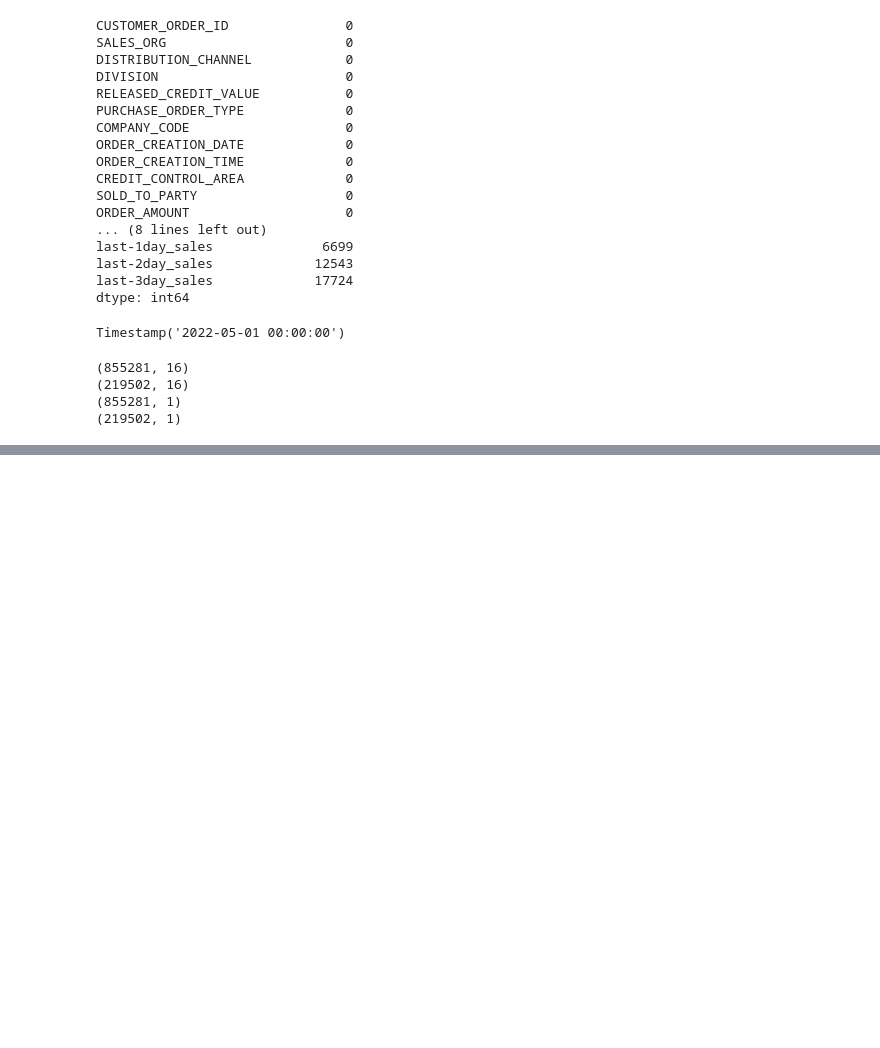
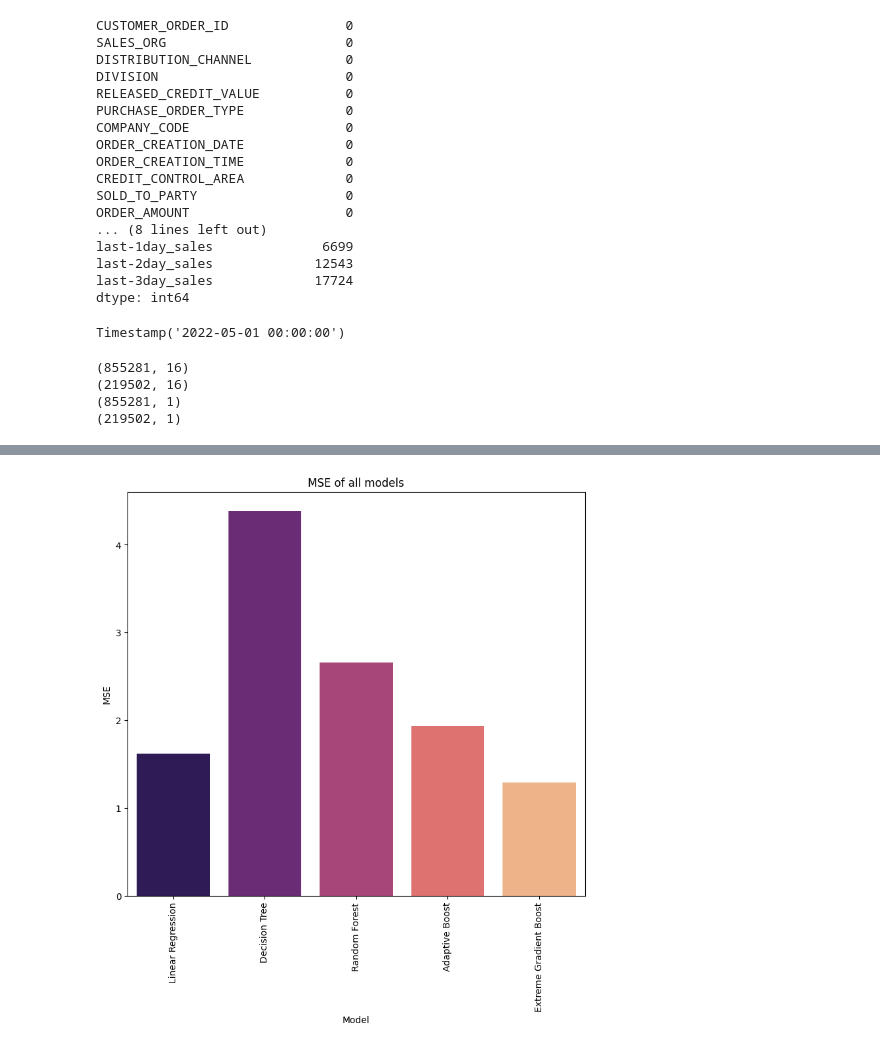
Before and after one commit to pratayyy/Order-Amount-Prediction, a Jupyter notebook: Order_Amount_Prediction.ipynb, the cells around one changed output, grey strips where cells are left out. Drawn from its saved outputs; the diff is of its cells as text; code cells hidden in the pictures; blank space fills up the shorter version.

Commit message:
Model training

```diff
--- a/Order_Amount_Prediction.ipynb
+++ b/Order_Amount_Prediction.ipynb
@@ -521,0 +563,6 @@ print(X_test.shape)
+# %%
+RMSE_Score = []
+MSE_Score = []
+MAE_Score = []
+R2_Score = []
+Algorithm = []
@@ -521,0 +673,20 @@ print(X_test.shape)
+# %%
+import xgboost as xgb
+
+Algorithm.append('Extreme Gradient Boost')
+regressor = xgb.XGBRegressor()
+
+regressor.fit(X_train, y_train)
+predicted = regressor.predict(X_test)
+
+MSE = mean_squared_error(y_test, predicted)
+RMSE = np.sqrt(MSE)
+MAE = mean_absolute_error(y_test, predicted)
+R2 = r2_score(y_test, predicted)
+
+print(f"Extreme Gradient Boost:\nRMSE: {RMSE}\nMSE: {MSE}\nMAE: {MAE}\nR2: {R2}\n")
+
+RMSE_Score.append(RMSE)
+MSE_Score.append(MSE)
+MAE_Score.append(MAE)
+R2_Score.append(R2)
@@ -521,0 +714,10 @@ print(X_test.shape)
+# %%
+plt.subplots(figsize=(9,8))
+sns.barplot(x = Algorithm, y = MSE_Score, palette = 'magma')
+plt.xticks(rotation = 90)
+plt.xlabel('Model')
+plt.ylabel('MSE')
+plt.title('MSE of all models')
+plt.show()
+# %% [output]
+[figure, added]
```
Also changed, not shown: parts of 14 cells of this notebook.
